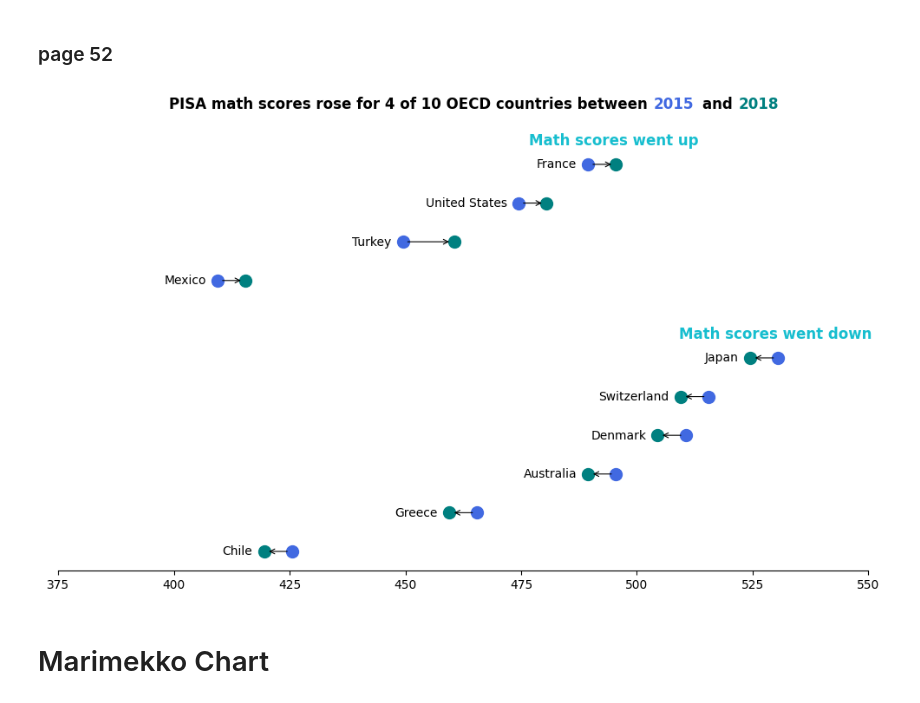
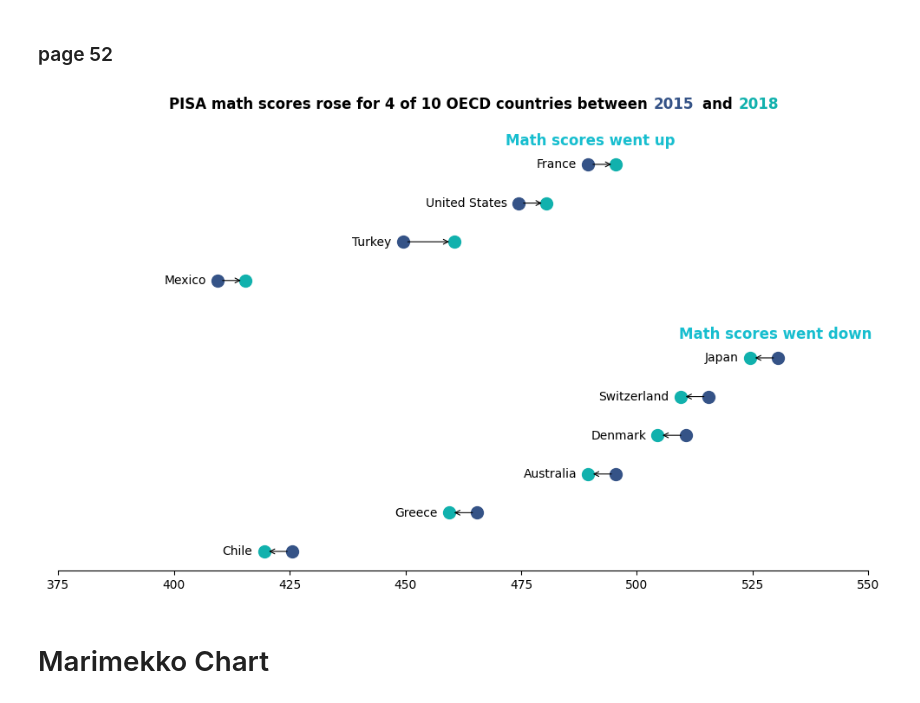
Before and after one commit to Aashish-Raghav/Data-Visualization---Multiple-Plots, a Jupyter notebook: IIT2022010.ipynb, the cells around one changed output. Saved outputs shown, nothing was run; the diff lists cells and outputs as text; code cells hidden in the pictures.

```diff
--- a/IIT2022010.ipynb
+++ b/IIT2022010.ipynb
@@ -1605,8 +1605,8 @@ plt.show()
 df = pd.read_csv('/content/math_score_over_time.csv')
 
 # Define colors for "Up" and "Down" changes
-color_2015 = 'royalblue'
-color_2018 = 'teal'
+color_2015 = '#355387'
+color_2018 = '#11b1ad'
 
 df['Change'] = df['2018'] - df['2015']
 df['Change'] = df['Change'].apply(lambda x: 'Up' if x > 0 else 'Down')
@@ -1635,7 +1635,7 @@ for i, row in df.iterrows():
     ax.plot(math_2015-slide, i, marker='o', color=color_2015, markersize=10)
     ax.plot(math_2018+slide, i, marker='o', color=color_2018, markersize=10)
 
-    last = max(math_2015,math_2018)
+    last = math_2015
     ax.text(min(math_2015,math_2018)-3,i-0.1,country,ha='right')
     # Plot the connecting line
     ax.annotate(
@@ -1644,34 +1644,34 @@ for i, row in df.iterrows():
         xytext=(math_2015, i),  # Start point of the arrow
         arrowprops=dict(
             arrowstyle='->',    # Arrow style
             color='black',      # Arrow color
             linewidth=0.8         # Arrow line width
         )
     )
 
 
 # Set y-axis labels (countries)
 ax.set_yticks([])
 ax.set_yticklabels([])
 
 # Set x-axis limits and ticks
 ax.set_xlim(375, 550)
 ax.set_xticks(range(375, 551, 25))
 
 # Set title
 ax.set_title('PISA math scores rose for 4 of 10 OECD countries between           and     ',fontweight='bold',pad=30)
 plt.text(0.735, 1.085, '2015', color=color_2015, fontsize=12.1, fontweight='bold', transform=ax.transAxes,zorder=1)
 plt.text(0.84, 1.085, '2018', color=color_2018, fontsize=12.1, fontweight='bold', transform=ax.transAxes)
 
 # Remove spines (optional, for cleaner look)
 for spine in ['top', 'right', 'left']:
     ax.spines[spine].set_visible(False)
 
 # Show the plot
 plt.tight_layout()
 plt.show()
 # %% [output]
-[figure, old version]
+[figure, new version]
 # %% [markdown]
 # Marimekko Chart
 # %% [markdown]
```
Also changed, not shown: parts of 4 cells of this notebook, 2 other files.
